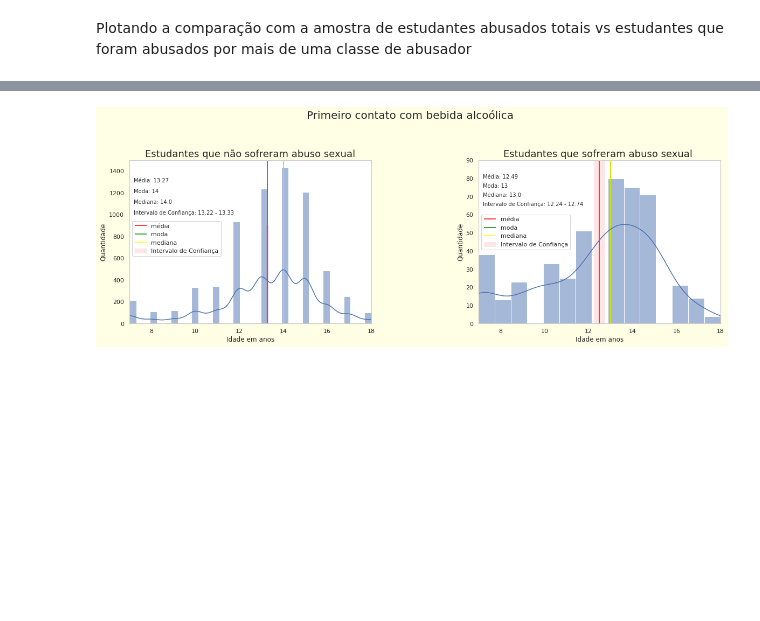
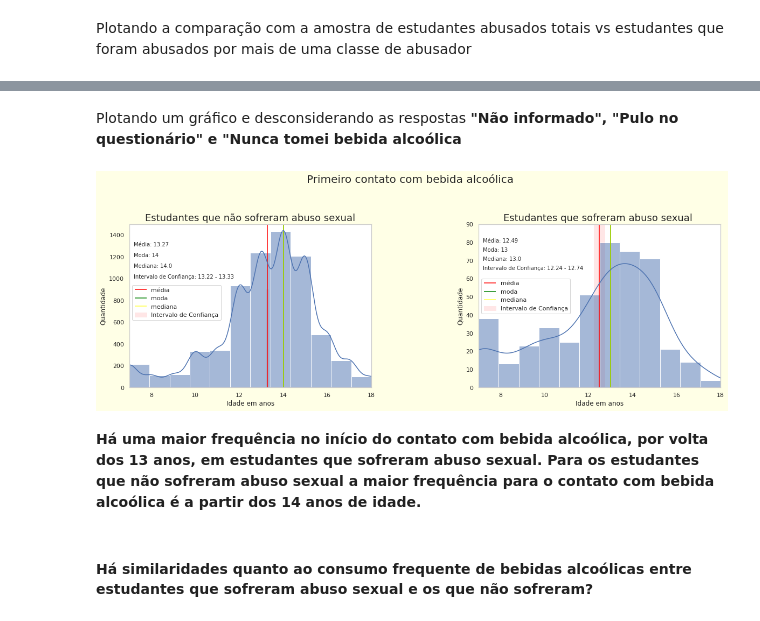
Before and after one commit to b4urock/Brazil-Students-Sex-Abuse-Data-Analysis, a Jupyter notebook: Projeto_Módulo_03_Análise_pense_2015_amostra2.ipynb, the cells around one changed output, grey strips where cells are left out. Drawn from its saved outputs; the diff is of its cells as text; code cells hidden in the pictures; blank space fills up the shorter version.

```diff
--- a/Projeto_Módulo_03_Análise_pense_2015_amostra2.ipynb
+++ b/Projeto_Módulo_03_Análise_pense_2015_amostra2.ipynb
@@ -411,0 +610,7 @@ A hipótese é valida pois 17 alunos do sexo masculino e 17 alunas do sexo femin
+# %%
+# Ajustando as Colunas que para o tipo de Abusador Não informado
+data.loc[data['Abusador'] == "Não informado", 'Qtd_Abusador'] = 1
+data.loc[data['Abusador'] == "Não informado", 'Abuso_sexual'] = 'Sim'
+data.loc[data['Qtd_Abusador'] > 0, 'Qtd_Abusado'] = 1
+data['Qtd_Abusado'] = data['Qtd_Abusado'].fillna(0)
+data.loc[(data['Abusador'] == 'Não informado') & (data['VB09016'] == 1)][['VB09016','VB0901701', 'VB0901702', 'VB0901703','VB0901704', 'VB0901705', 'VB0901706','Abuso_sexual', 'Abusador', 'Qtd_Abusador', 'Qtd_Abusado']]
@@ -440,17 +644,0 @@ data.query( '(VB09016   == 1)'
-# %%
-# Estão sendo descartadas as respostas: -1: 'Pulo no questionário' e 99: 'Não informado'
-students_data = data.query( '(VB09016   != 99 & VB09016   != -1)'
-                          '& (VB0901701 != 99 & VB0901701 != -1)'
-                          '& (VB0901702 != 99 & VB0901702 != -1)'
-                          '& (VB0901703 != 99 & VB0901703 != -1)'
-                          '& (VB0901704 != 99 & VB0901704 != -1)'
-                          '& (VB0901705 != 99 & VB0901705 != -1)'
-                          '& (VB0901706 != 99 & VB0901706 != -1)')
-students_data = data.query( '(VB09016   == 1)'
-                          '| (VB0901701 == 1)'
-                          '| (VB0901702 == 1)'
-                          '| (VB0901703 == 1)'
-                          '| (VB0901704 == 1)'
-                          '| (VB0901705 == 1)'
-                          '| (VB0901706 == 1)')
-students_data.shape
@@ -638,3 +751,0 @@ students_sexual_assault.head()
-# %%
-students_data = data.query('VB09016 != 99 & VB09016 != -1 & VB0901701 != 99 & VB0901701 != -1 & VB0901702 != 99 & VB0901702 != -1 & VB0901703 != 99 & VB0901703 != -1 & VB0901704 != 99 & VB0901704 != -1 & VB0901705 != 99 & VB0901705 != -1 & VB0901706 != 99 & VB0901706 != -1')
-students_data.head()
@@ -1304,10 +1509,12 @@ table_to_plot = styled_table(no_abused_frequency_dist_alc,abused_frequency_dist_
 HTML(table_to_plot)
 # %% [output]
 | Estudantes que não sofreram abuso... | Estudantes que sofreram abuso sexual | Primeiro contato bebida alcoólica... | Primeiro contato bebida alcoólica... |
+# %% [markdown]
+Plotando um gráfico e desconsiderando as respostas **"Não informado", "Pulo no questionário" e "Nunca tomei bebida alcoólica**
 # %%
 # Criando os datasets que serão plotados
 to_plot_noabused = no_sex_abuse_students.query("VB05003 != -1 & VB05003 != 99 & VB05003 != 1")
-to_plot_abused = sex_abuse_students.query("VB05003 != -1 & VB05003 != 99 & VB05003 != 1")
+to_plot_abused = students_data.query("VB05003 != -1 & VB05003 != 99 & VB05003 != 1")
 
 # Calcula média, moda e mediana para estudantes não abusados sexualmente
 height_mean1   = to_plot_noabused['VB05003'].mean()
@@ -1333,9 +1540,9 @@ plt.subplot(1,2,1)
 plt.suptitle('Primeiro contato com bebida alcoólica',fontsize=20, y=1)
 
 ax1 = sns.histplot(data = to_plot_noabused,
-                   x = 'VB05003',
-                  # bins=60,
-                   kde = True)
+                   x='VB05003',
+                   bins=12,
+                   kde=True)
 
 ax1.figure.set_size_inches(18, 7)
 ax1.set_title('Estudantes que não sofreram abuso sexual', fontsize=18)
@@ -1343,7 +1550,7 @@ ax1.set_title('Estudantes que não sofreram abuso sexual', fontsize=18)
 # Marcando com linhas verticais no gráfico para estudantes não abusados sexualmente
 ax1.vlines(height_mean1, ymin=0, ymax = 1500, color='red', label='média')
 ax1.vlines(height_mode1, ymin=0, ymax = 1500, color='green', label='moda')
-ax1.vlines(height_median1, ymin=0, ymax = 1500, color='yellow', label='mediana')
+ax1.vlines(height_median1, ymin=0, ymax = 1500, color='yellow', label='mediana', alpha=0.7)
 
 # Anotações dos valores para estudantes não abusados sexualmente
 ax1.annotate(f'Média: {round(height_mean1,2)}', xy=(7.2,1300), fontsize=10)
@@ -1371,42 +1578,46 @@ plt.tight_layout(pad=6, h_pad=4, w_pad=16)
 # Segundo gráfico - para estudantes abusados sexualmente
 plt.subplot(1,2,2)
 ax2 = sns.histplot(data = to_plot_abused,
-                   x = 'VB05003',
-                   #bins=60,
-                   kde = True)
+                   x='VB05003',
+                   bins=12,
+                   kde=True)
 
 ax2.figure.set_size_inches(18, 7)
 ax2.set_title('Estudantes que sofreram abuso sexual ', fontsize=18)
 
 # Marcando com linhas verticais no gráfico para estudantes não abusados sexualmente
 ax2.vlines(height_mean2, ymin=0, ymax = 90, color='red', label='média')
 ax2.vlines(height_mode2, ymin=0, ymax = 90, color='green', label='moda')
-ax2.vlines(height_median2, ymin=0, ymax = 90, color='yellow', label='mediana')
+ax2.vlines(height_median2, ymin=0, ymax = 90, color='yellow', label='mediana', alpha=0.7)
 
 # Anotações dos valores para estudantes não abusados sexualmente
 ax2.annotate(f'Média: {round(height_mean2,2)}', xy=(7.2,80), fontsize=10)
 ax2.annotate(f'Moda: {round(height_mode2,2)}', xy=(7.2,75), fontsize=10)
 ax2.annotate(f'Mediana: {round(height_median2,2)}', xy=(7.2,70), fontsize=10)
 ax2.annotate(f'Intervalo de Confiança: {round(conf_inti_ini2,2)} - {round(conf_inti_end2,2)}', xy=(7.2,65), fontsize=10)
 
 # Nomeando os eixos para estudantes não abusados sexualmente
 ax2.set_xlabel('Idade em anos')
 ax2.set_ylabel('Quantidade')
 
 # Marcando com linhas intervalos de confiança para estudantes não abusados sexualmente
 ax2.fill_betweenx(y=[0,90],
                  x1=conf_inti_ini2,
                  x2=conf_inti_end2,
                  color='#ffe6e6', label='Intervalo de Confiança')
 ax2.figure.set_facecolor('#ffffe6')
 
 ax2.grid()
 
 ax2.legend(loc='center left', bbox_to_anchor=((0.0,0.56)))
 ax2.axes.set_ylim(0,90)
 plt.xlim(7,18)
 
 plt.show()
 # %% [output]
-[figure, old version]
+[figure, new version]
+# %% [markdown]
+**Há uma maior frequência no início do contato com bebida alcoólica, por volta dos 13 anos, em estudantes que sofreram abuso sexual. Para os estudantes que não sofreram abuso sexual a maior frequência para o contato com bebida alcoólica é a partir dos 14 anos de idade.**
+# %% [markdown]
+#### Há similaridades quanto ao consumo frequente de bebidas alcoólicas entre estudantes que sofreram abuso sexual e os que não sofreram?
 # %%
```
Also changed, not shown: parts of 206 cells of this notebook.
